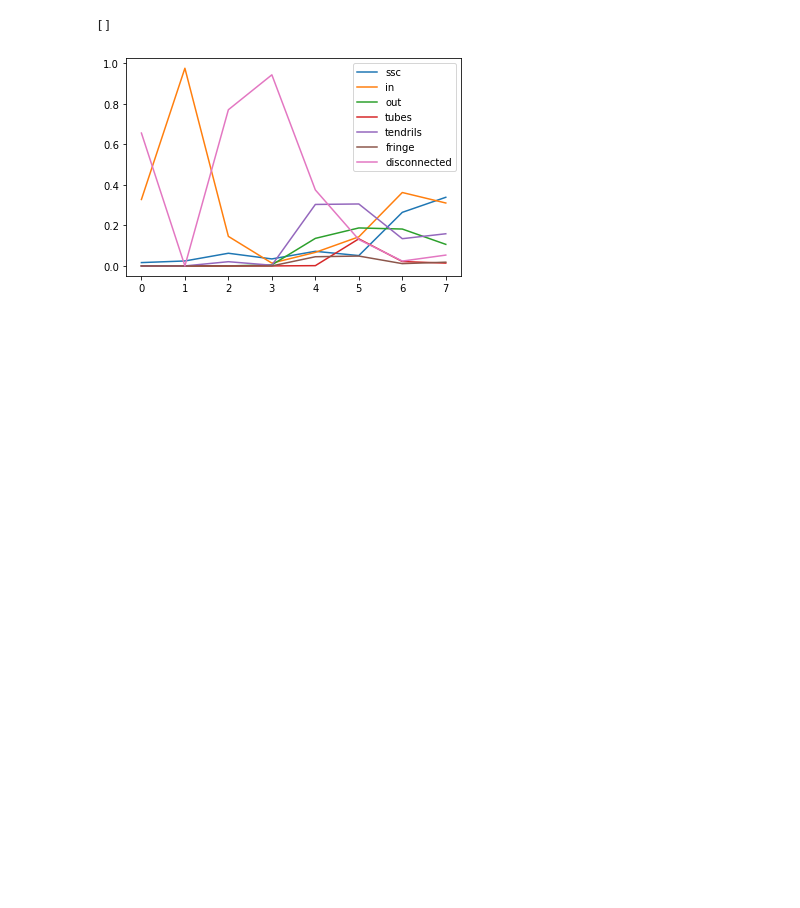
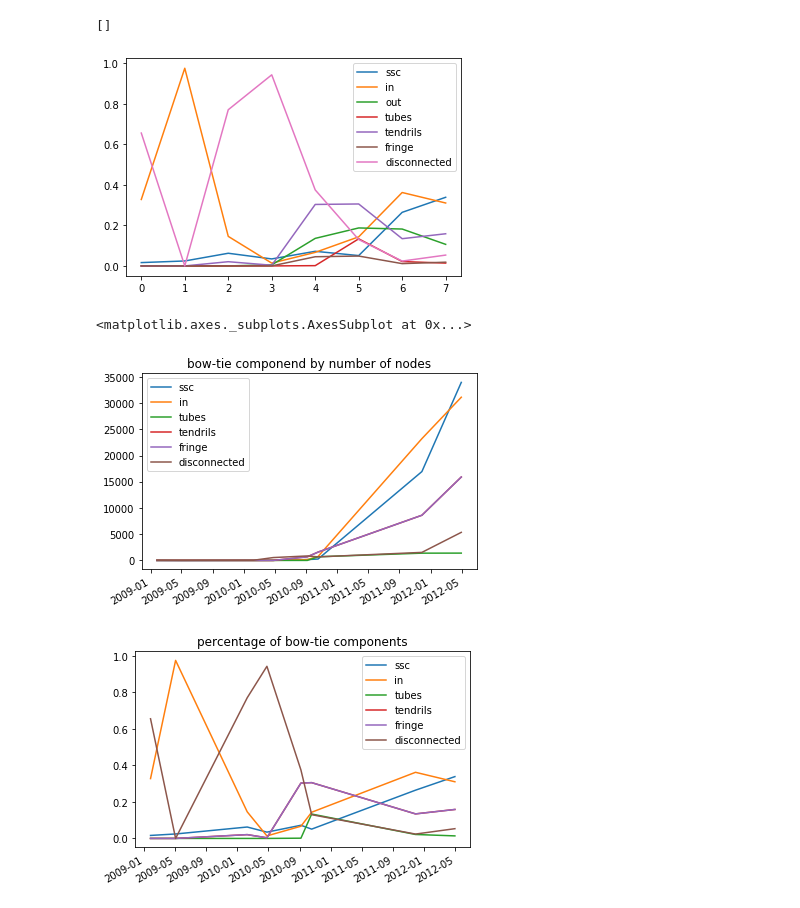
Before and after one commit to hmrug/crypto-transcation-network, a Jupyter notebook: BowTie-Bitcoin Visualization.ipynb, the cells around one changed output. Drawn from its saved outputs; the diff is of its cells as text; code cells hidden in the pictures; blank space fills up the shorter version.

```diff
--- a/BowTie-Bitcoin Visualization.ipynb
+++ b/BowTie-Bitcoin Visualization.ipynb
@@ -37,3 +42,16 @@ plt.plot()
 # %% [output]
 []
 [figure]
+# %%
+df = pd.read_json("test.json",convert_dates=True).transpose()
+df = df.sort_index()
+
+df.drop("nodes",axis=1).plot(title="bow-tie componend by number of nodes")
+
+df_percent = df.div(df['nodes'].values,axis=0).drop("nodes",axis=1)
+#df_percent.reset_index(drop=True).plot()
+df_percent.plot(title="percentage of bow-tie components")
+# %% [output]
+<matplotlib.axes._subplots.AxesSubplot at 0x...>
+[figure, added]
+[figure, added]
```
Also changed, not shown: parts of 3 cells of this notebook, 1 other file.
